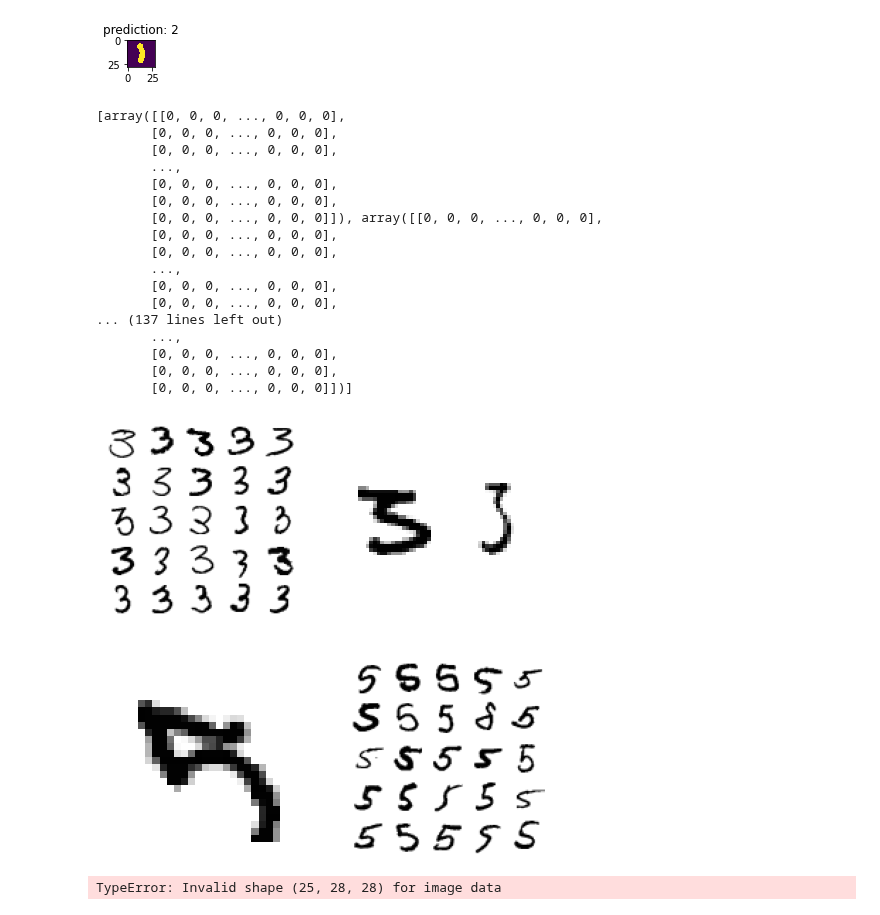
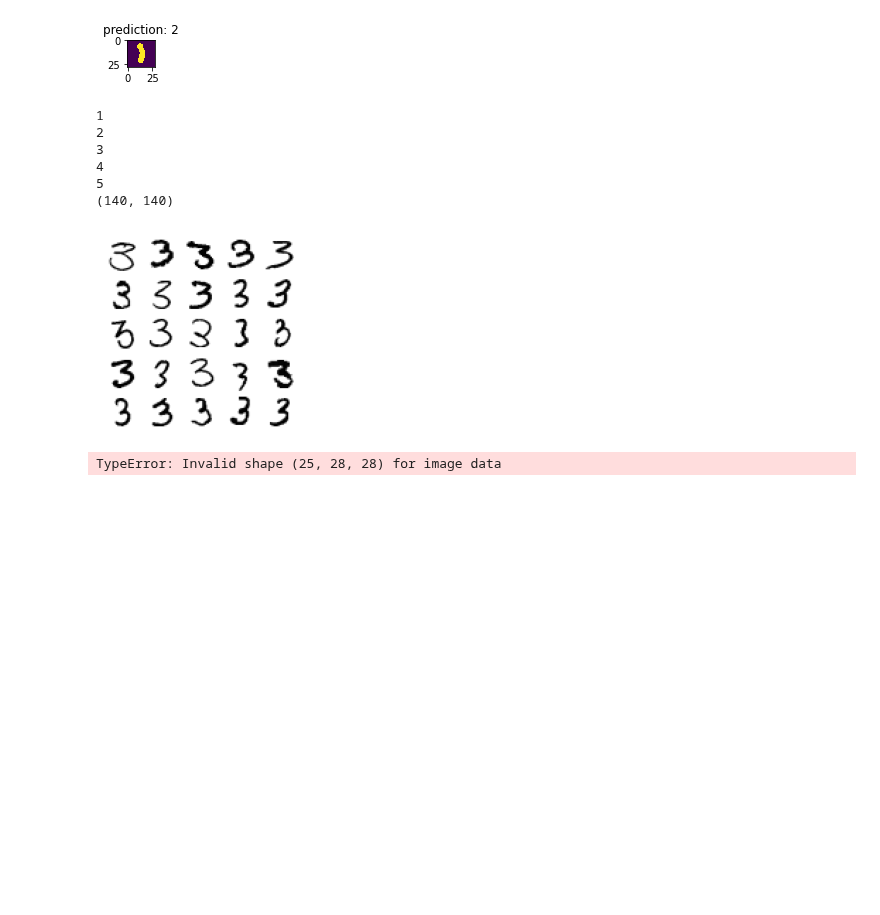
Before and after one commit to GlaIZier/digit-recongizer, a Jupyter notebook: notebooks/deep-learning-keras.ipynb, the cells around one changed output. Drawn from its saved outputs; the diff is of its cells as text; code cells hidden in the pictures; blank space fills up the shorter version.

```diff
--- a/notebooks/deep-learning-keras.ipynb
+++ b/notebooks/deep-learning-keras.ipynb
@@ -584,57 +584,49 @@ analyse_confusing_predictions(predictions=basic_predictions, test_data=args.raw_
 # %%
 import matplotlib
 
 # the ml hands-on book implementation
 def plot_digits(instances, images_per_row=10, **options):
     size = 28
     images_per_row = min(len(instances), images_per_row)
     images = [instance.reshape(size,size) for instance in instances]
     n_rows = (len(instances) - 1) // images_per_row + 1
     row_images = []
     n_empty = n_rows * images_per_row - len(instances)
     images.append(np.zeros((size, size * n_empty)))
-#     print(images)
+#     print(images[1])
+#     print(len(images))
     for row in range(n_rows):
         rimages = images[row * images_per_row : (row + 1) * images_per_row]
+#         print(len(rimages))
 #         print(rimages)
         row_images.append(np.concatenate(rimages, axis=1))
-    print(row_images)
+        print(len(row_images))
+#     print(row_images)
     image = np.concatenate(row_images, axis=0)
-#     print(image)
+    print(image.shape)
     plt.imshow(image, cmap = matplotlib.cm.binary, **options)
     plt.axis("off")
 
 predictions_train_sparse = np.argmax(basic_model.predict(X), axis=1)
 X_33 = X[(y_sparse == 3) & (predictions_train_sparse == 3)]
 X_35 = X[(y_sparse == 3) & (predictions_train_sparse == 5)]
 X_53 = X[(y_sparse == 5) & (predictions_train_sparse == 3)]
 X_55 = X[(y_sparse == 5) & (predictions_train_sparse == 5)]
 plt.figure(figsize=(8, 8))
 plt.subplot(221); plot_digits(X_33[:25], images_per_row=5)
-plt.subplot(222); plot_digits(X_35[:25], images_per_row=5)
-plt.subplot(223); plot_digits(X_53[:25], images_per_row=5)
-plt.subplot(224); plot_digits(X_55[:25], images_per_row=5)
+# plt.subplot(222); plot_digits(X_35[:25], images_per_row=5)
+# plt.subplot(223); plot_digits(X_53[:25], images_per_row=5)
+# plt.subplot(224); plot_digits(X_55[:25], images_per_row=5)
 
 plt.show()
 # %% [output]
-[array([[0, 0, 0, ..., 0, 0, 0],
-       [0, 0, 0, ..., 0, 0, 0],
-       [0, 0, 0, ..., 0, 0, 0],
-       ...,
-       [0, 0, 0, ..., 0, 0, 0],
-       [0, 0, 0, ..., 0, 0, 0],
-       [0, 0, 0, ..., 0, 0, 0]]), array([[0, 0, 0, ..., 0, 0, 0],
-       [0, 0, 0, ..., 0, 0, 0],
-       [0, 0, 0, ..., 0, 0, 0],
-       ...,
-       [0, 0, 0, ..., 0, 0, 0],
-       [0, 0, 0, ..., 0, 0, 0],
-... (137 lines left out)
-       ...,
-       [0, 0, 0, ..., 0, 0, 0],
-       [0, 0, 0, ..., 0, 0, 0],
-       [0, 0, 0, ..., 0, 0, 0]])]
+1
+2
+3
+4
+5
+(140, 140)
-[figure, old version]
+[figure, new version]
 # %%
 import math
 import matplotlib
```
